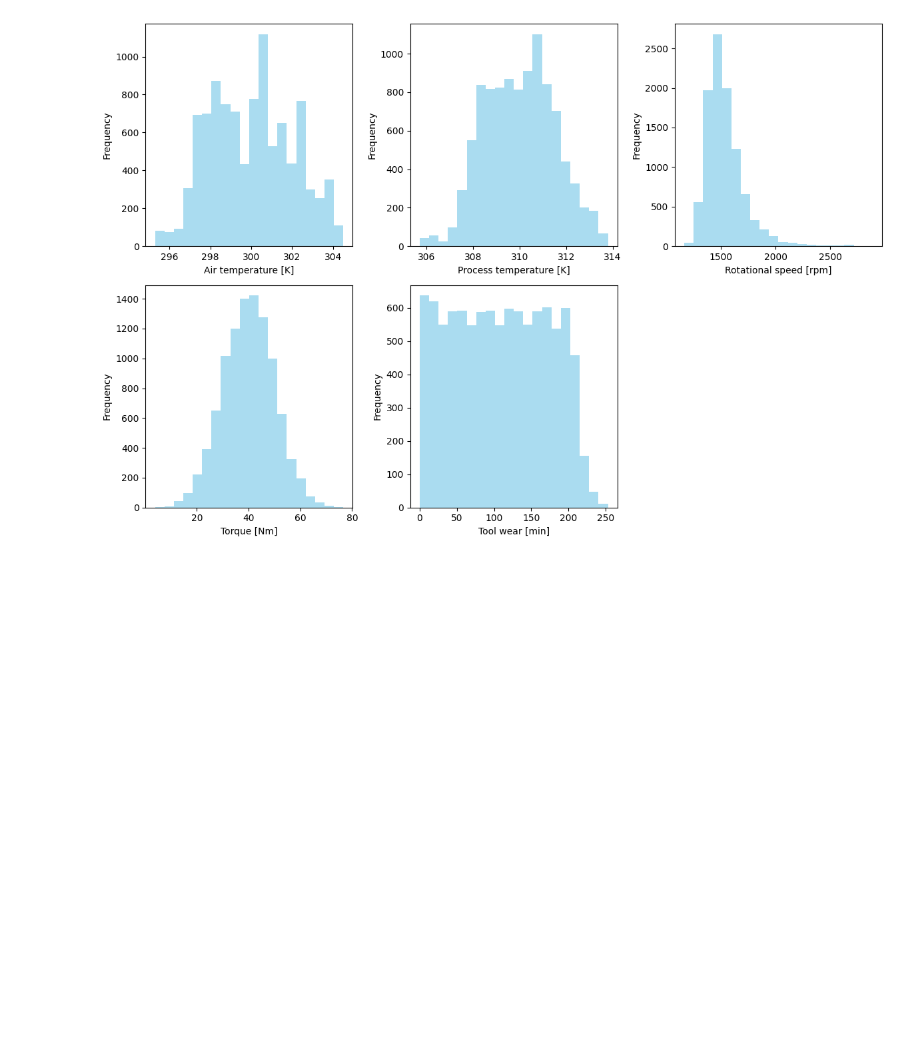
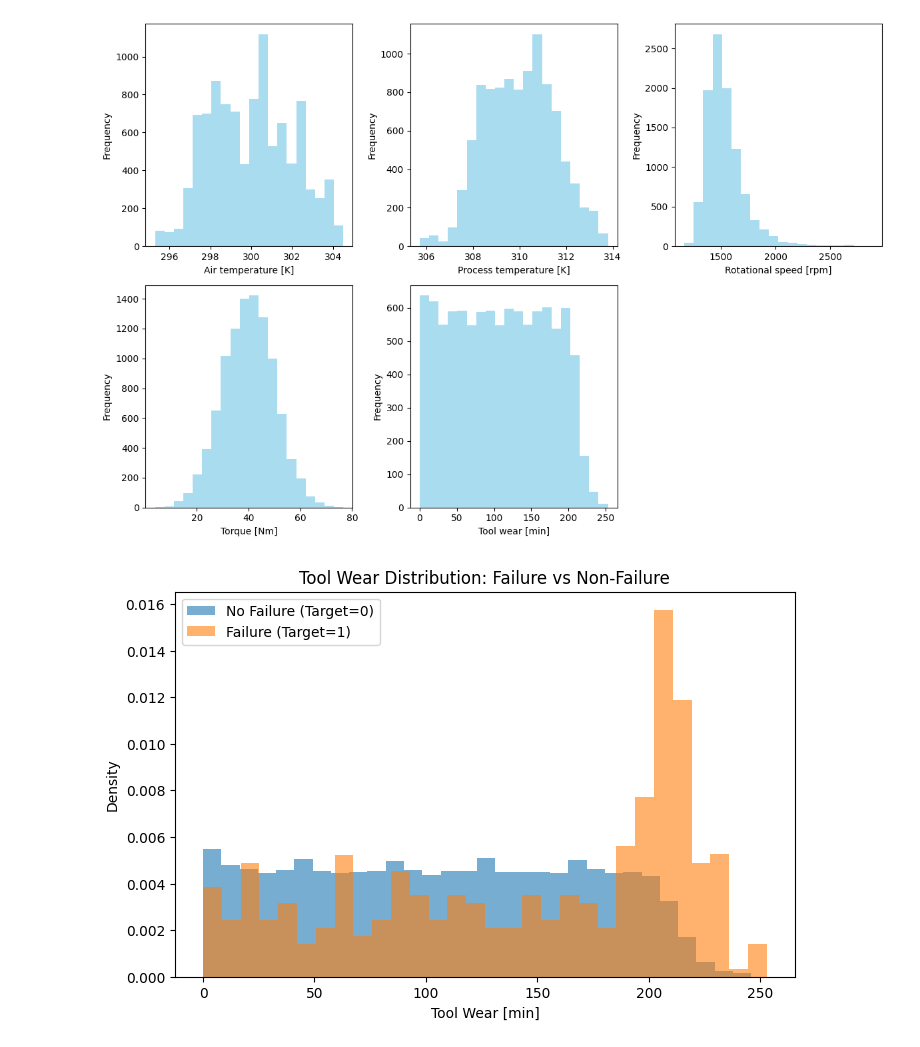
Before and after one commit to MuavizKhan/automobile-predictive-failure, a Jupyter notebook: main_project.ipynb, the cells around one changed output. Saved outputs shown, nothing was run; the diff lists cells and outputs as text; code cells hidden in the pictures; blank space fills up the shorter version.

```diff
--- a/main_project.ipynb
+++ b/main_project.ipynb
@@ -86,3 +94,29 @@ plt.tight_layout()
 plt.show()
 # %% [output]
 [figure]
+# %%
+plt.figure(figsize=(8,5))
+
+plt.hist(
+    dataset[dataset["Target"] == 0]["Tool wear [min]"],
+    bins=30,
+    alpha=0.6,
+    label="No Failure (Target=0)",
+    density=True
+)
+
+plt.hist(
+    dataset[dataset["Target"] == 1]["Tool wear [min]"],
+    bins=30,
+    alpha=0.6,
+    label="Failure (Target=1)",
+    density=True
+)
+
+plt.xlabel("Tool Wear [min]")
+plt.ylabel("Density")
+plt.title("Tool Wear Distribution: Failure vs Non-Failure")
+plt.legend()
+plt.show()
+# %% [output]
+[figure, added]
```
Also changed, not shown: parts of 25 cells of this notebook.
